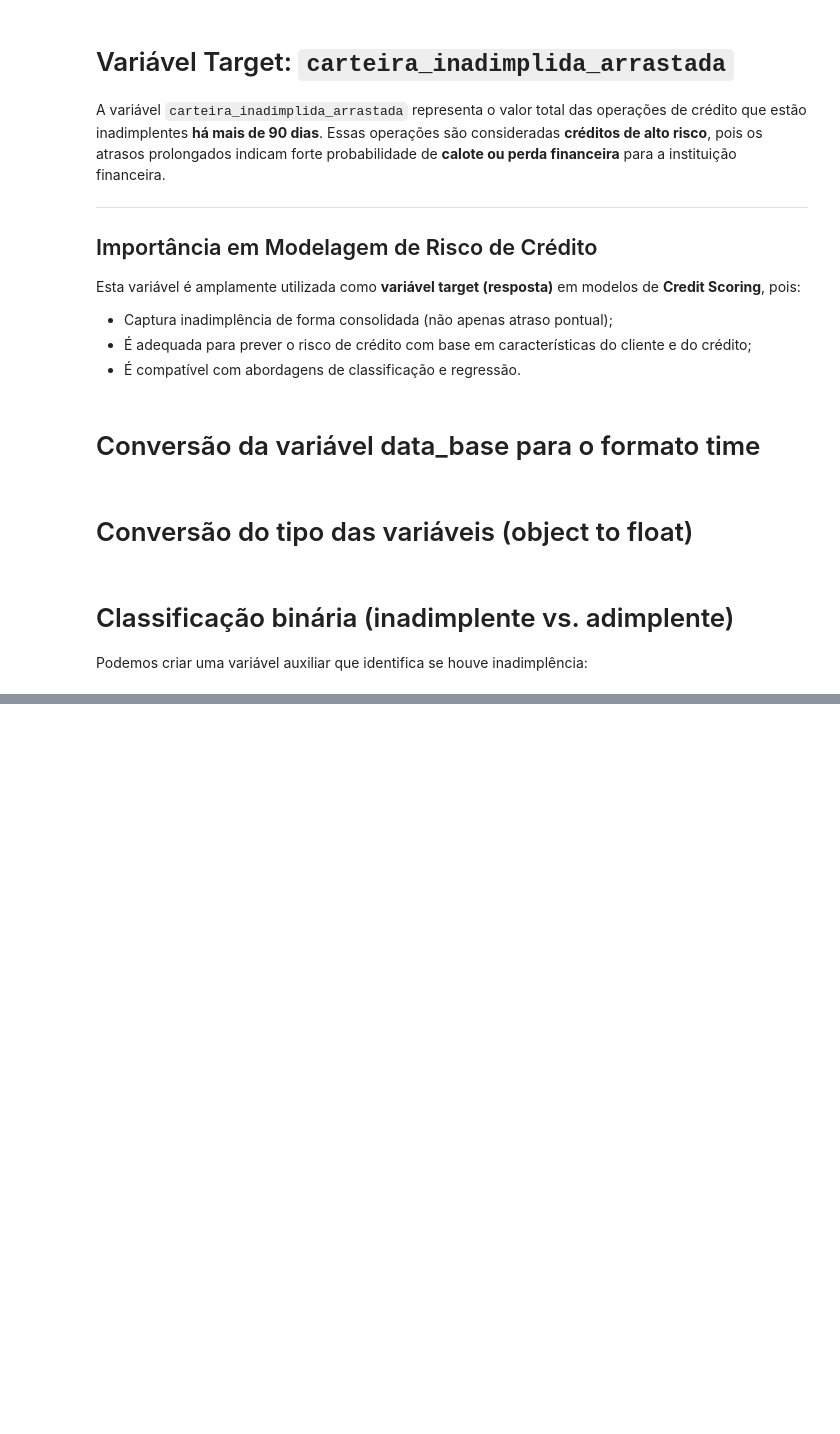
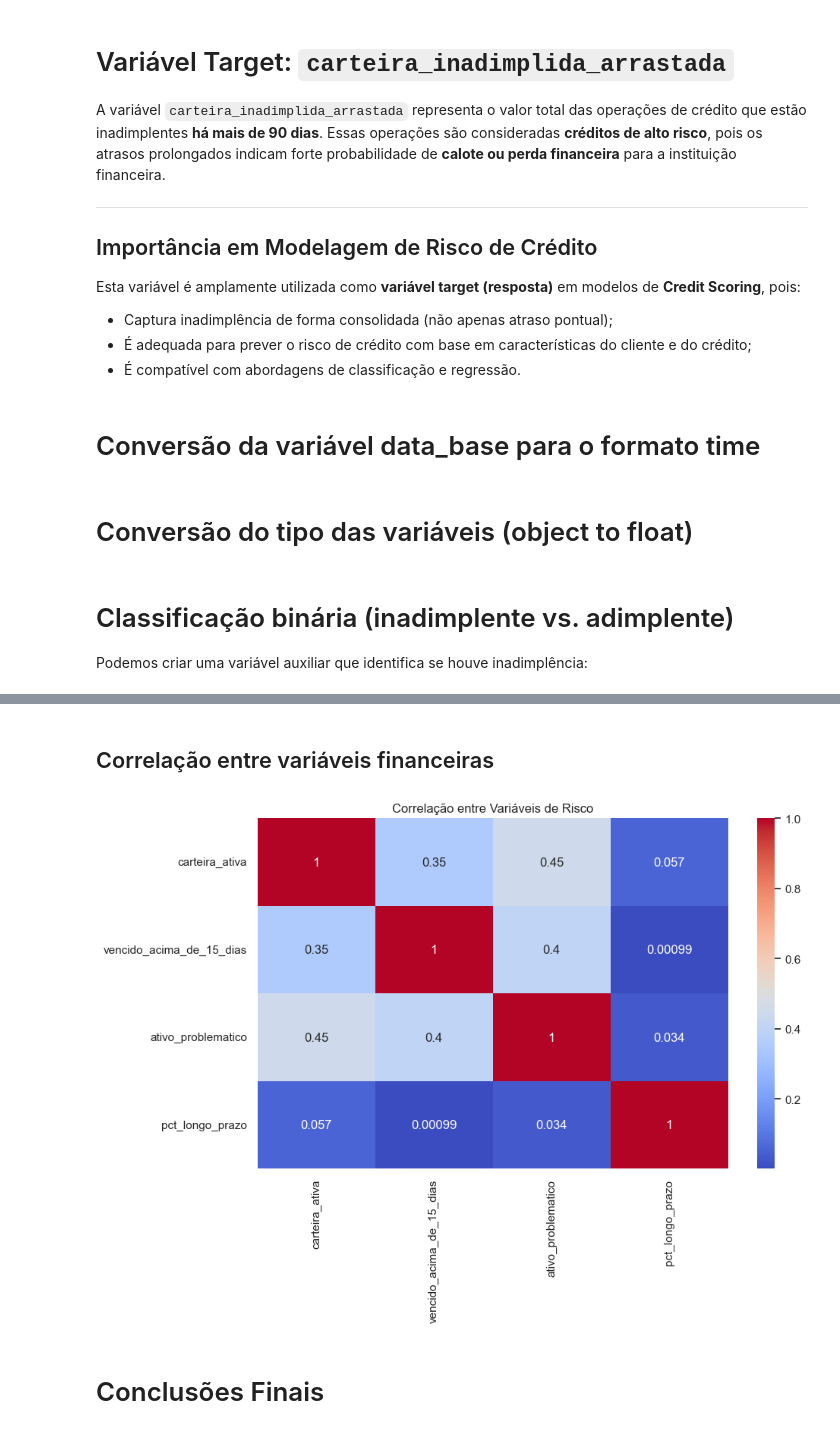
Before and after one commit to rafaelporfiriobarros/analise_de_credito_agregado_bacen_scr, a Jupyter notebook: notebooks/eda.ipynb, the cells around one changed output, grey strips where cells are left out. Saved outputs shown, nothing was run; the diff lists cells and outputs as text; code cells hidden in the pictures; blank space fills up the shorter version.

```diff
--- a/notebooks/eda.ipynb
+++ b/notebooks/eda.ipynb
@@ -196,0 +385,22 @@ df.head(2)
+# %% [markdown]
+## Correlação entre variáveis financeiras
+# %%
+vars_corr = [
+    "carteira_ativa",
+    "vencido_acima_de_15_dias",
+    "ativo_problematico",
+    "pct_longo_prazo"
+]
+
+sns.heatmap(
+    df[vars_corr].corr(),
+    annot=True,
+    cmap="coolwarm"
+)
+
+plt.title("Correlação entre Variáveis de Risco")
+plt.show()
+# %% [output]
+[figure, added]
+# %% [markdown]
+# Conclusões Finais
```
Also changed, not shown: parts of 26 cells of this notebook, 1 other file.
